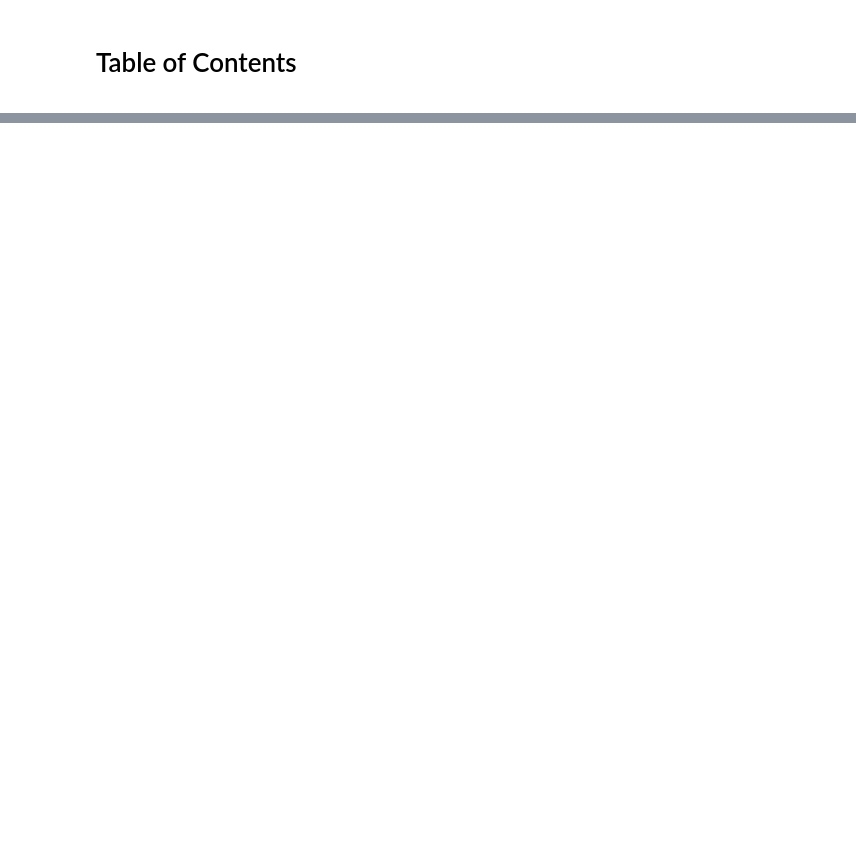
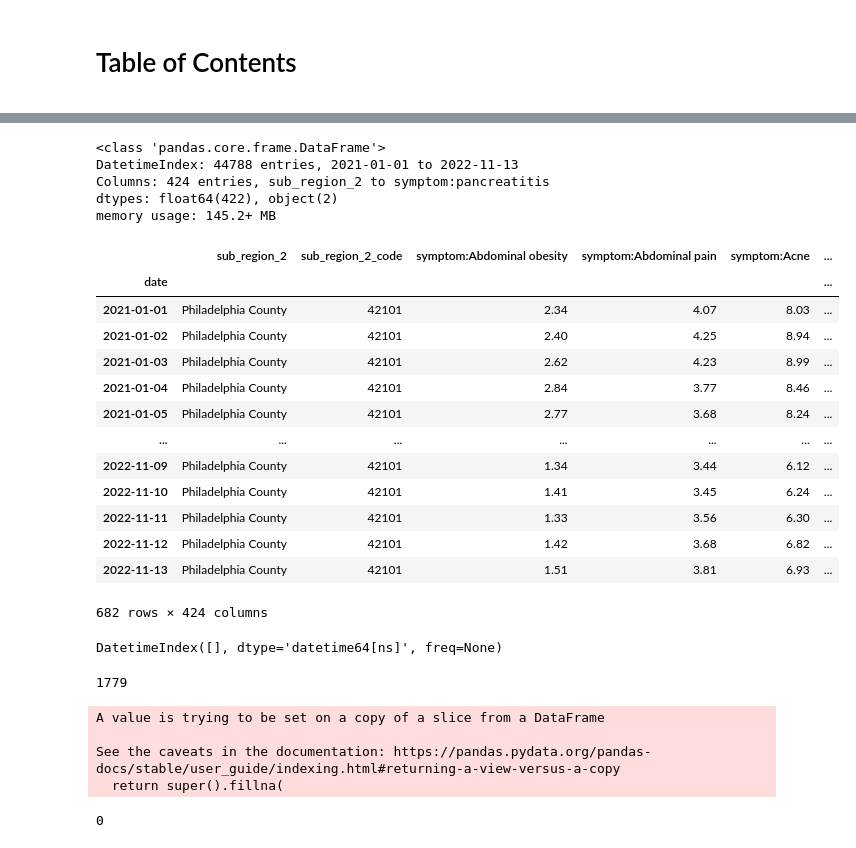
Before and after one commit to sanderlin2013/Predicting-COVID-19-in-Philly, a Jupyter notebook: Untitled.ipynb, the cells around one changed output, grey strips where cells are left out. Drawn from its saved outputs; the diff is of its cells as text; code cells hidden in the pictures; blank space fills up the shorter version.

```diff
--- a/Untitled.ipynb
+++ b/Untitled.ipynb
@@ -299,0 +32,6 @@ dated_public
+# %%
+#removing extraneous columns from our `google_data`
+google_data.drop(columns=["country_region_code", "country_region", "sub_region_1",
+                          "sub_region_1_code", "place_id"], inplace=True)
+
+google_data.head()
@@ -299,0 +46,5 @@ dated_public
+# %%
+# make the date our index, then sort by the date index
+google_data['date']= pd.to_datetime(google_data['date'])
+google_data.set_index('date', inplace=True)
+google_data = google_data.sort_index()
@@ -299,0 +62,7 @@ dated_public
+# %%
+
+google_col = google_data.columns.to_list()
+#symptom_col = google_col[2:]
+# %%
+#changing our symptoms columns dtype to float
+google_data[google_col[2:]] = google_data[google_col[2:]].astype(float)
@@ -299,0 +85,48 @@ dated_public
+# %%
+google_data.info()
+# %% [output]
+<class 'pandas.core.frame.DataFrame'>
+DatetimeIndex: 44788 entries, 2021-01-01 to 2022-11-13
+Columns: 424 entries, sub_region_2 to symptom:pancreatitis
+dtypes: float64(422), object(2)
+memory usage: 145.2+ MB
+# %%
+google_philly = google_data[google_data.sub_region_2 == 'Philadelphia County']
+google_philly
+# %% [output]
+|  | sub_region_2 | sub_region_2_code | symptom:Abdominal obesity | symptom:Abdominal pain | symptom:Acne | ... |
+| date |  |  |  |  |  | ... |
+| 2021-01-01 | Philadelphia County | 42101 | 2.34 | 4.07 | 8.03 | ... |
+| 2021-01-02 | Philadelphia County | 42101 | 2.40 | 4.25 | 8.94 | ... |
+| 2021-01-03 | Philadelphia County | 42101 | 2.62 | 4.23 | 8.99 | ... |
+| 2021-01-04 | Philadelphia County | 42101 | 2.84 | 3.77 | 8.46 | ... |
+| 2021-01-05 | Philadelphia County | 42101 | 2.77 | 3.68 | 8.24 | ... |
+| ... | ... | ... | ... | ... | ... | ... |
+| 2022-11-09 | Philadelphia County | 42101 | 1.34 | 3.44 | 6.12 | ... |
+| 2022-11-10 | Philadelphia County | 42101 | 1.41 | 3.45 | 6.24 | ... |
+| 2022-11-11 | Philadelphia County | 42101 | 1.33 | 3.56 | 6.30 | ... |
+| 2022-11-12 | Philadelphia County | 42101 | 1.42 | 3.68 | 6.82 | ... |
+| 2022-11-13 | Philadelphia County | 42101 | 1.51 | 3.81 | 6.93 | ... |
+682 rows × 424 columns
+# %%
+#https://stackoverflow.com/questions/52044348/check-for-any-missing-dates-in-the-index
+#checks for any missing dates!
+pd.date_range(start = '2021-01-01', end = '2022-11-13' ).difference(google_philly.index)
+# %% [output]
+DatetimeIndex([], dtype='datetime64[ns]', freq=None)
+# %%
+# check for missing values in `google_philly`
+google_philly.isnull().sum().sum()
+# %% [output]
+1779
+# %%
+google_philly.fillna(0, inplace = True)
+# %% [output]
+A value is trying to be set on a copy of a slice from a DataFrame
+
+See the caveats in the documentation: https://pandas.pydata.org/pandas-docs/stable/user_guide/indexing.html#returning-a-view-versus-a-copy
+  return super().fillna(
+# %%
+google_philly.isnull().sum().sum()
+# %% [output]
+0
```
Also changed, not shown: parts of 55 cells of this notebook, 1 other file.
